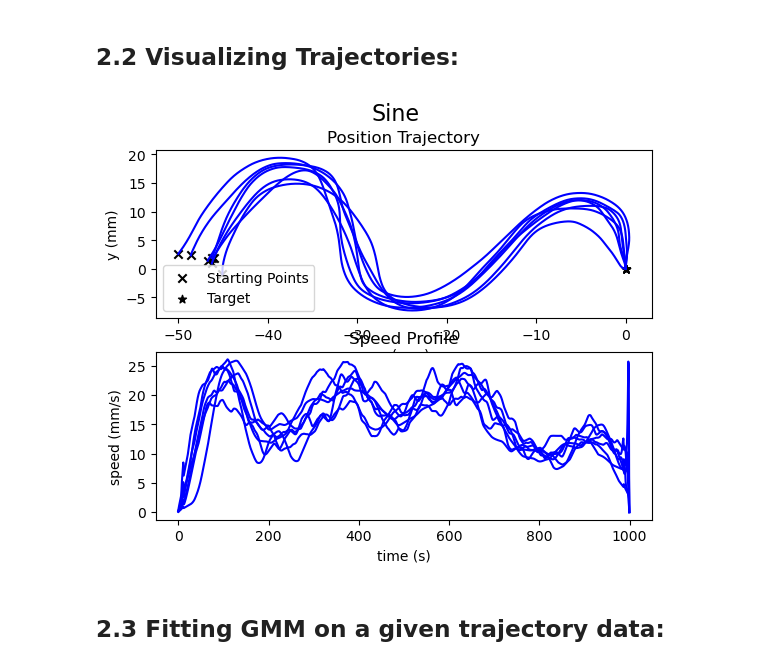
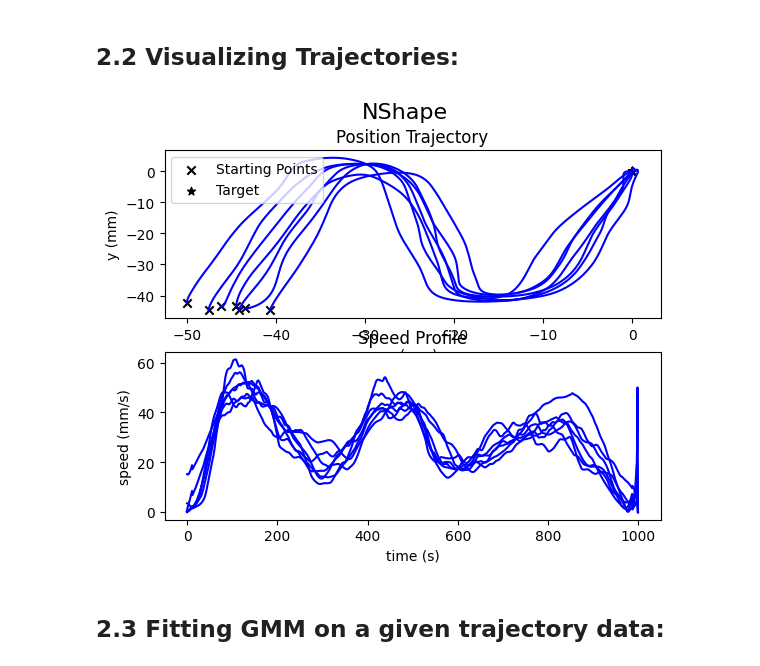
Before and after one commit to vbwanere/SEDS-in-Python, a Jupyter notebook: examples/GMR.ipynb, the cells around one changed output. Cells and saved outputs as stored; diff of their text form; code cells hidden in the pictures.

```diff
--- a/examples/GMR.ipynb
+++ b/examples/GMR.ipynb
@@ -139,10 +139,10 @@ Using LASA DataSet from /usr/local/lib/python3.11/dist-packages/pyLasaDataset-0.
 # %% [markdown]
 ## 2.2 Visualizing Trajectories:
-# %%
-sine = lasa.Sine
-plot_lasa(sine)
-# %% [output]
-[figure, removed]
+# %%
+traj = lasa.NShape
+plot_lasa(traj)
+# %% [output]
+[figure, added]
 # %% [markdown]
 ## 2.3 Fitting GMM on a given trajectory data:
 # %% [markdown]
```
Also changed, not shown: parts of 22 cells of this notebook.
